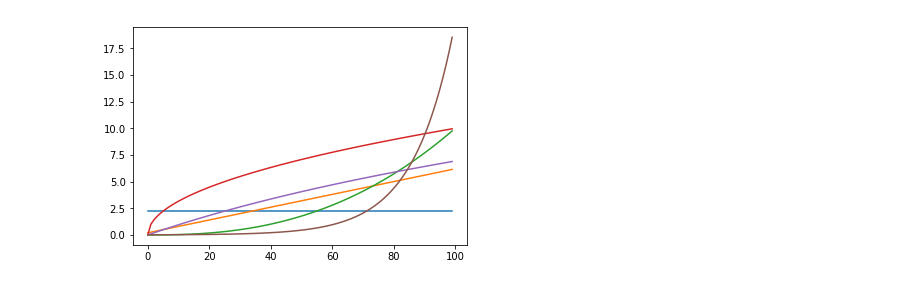
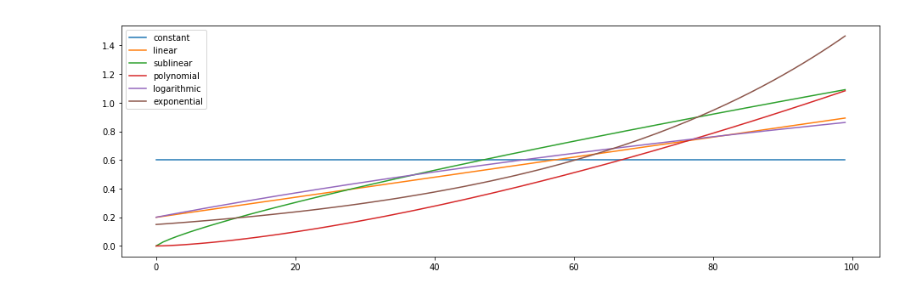
Before and after one commit to njroussel/SimulatedAnnealing, a Jupyter notebook: Schedules.ipynb, the cells around one changed output. Cells and saved outputs as stored; diff of their text form; code cells hidden in the pictures.

```diff
--- a/Schedules.ipynb
+++ b/Schedules.ipynb
@@ -2,16 +2,18 @@
 import mcaa
 import matplotlib.pyplot as plt
 import numpy as np
+# %%
+plt.rcParams["figure.figsize"] = (16, 5)
 # %%
 MUTATION_COUNT = 100
 MUTATION_SCALE = np.linspace(0, 1, MUTATION_COUNT)
 # %%
-constantSchedule = mcaa.constantSchedule(2.2)
-contLinearSchedule = mcaa.continuousLinearSchedule(MUTATION_COUNT, 0.2, 6)
-contPolynomialSchedule1 = mcaa.continuousPolynomialSchedule(MUTATION_COUNT, 10, 2.5)
-contPolynomialSchedule2 = mcaa.continuousPolynomialSchedule(MUTATION_COUNT, 10, 0.5)
-contLogarithmicSchedule = mcaa.continuousLogarithmicSchedule(MUTATION_COUNT, 10, 1)
-contExponentialSchedule = mcaa.continuousExponentialSchedule(MUTATION_COUNT, 0.01, 0.0005)
+constantSchedule = mcaa.constantSchedule(0.6)
+contLinearSchedule = mcaa.continuousLinearSchedule(MUTATION_COUNT, 0.2, 0.7)
+contPolynomialSchedule1 = mcaa.continuousPolynomialSchedule(MUTATION_COUNT, 1.1, 0.8)
+contPolynomialSchedule2 = mcaa.continuousPolynomialSchedule(MUTATION_COUNT, 1.1, 1.5)
+contLogarithmicSchedule = mcaa.continuousLogarithmicSchedule(MUTATION_COUNT, 1.1, 1.2)
+contExponentialSchedule = mcaa.continuousExponentialSchedule(MUTATION_COUNT, 0.15, 0.1)
 # %%
 constantScheduleValues = [constantSchedule.computeNextTemp() for i in MUTATION_SCALE]
 contLinearScheduleValues = [contLinearSchedule.computeNextTemp() for i in MUTATION_SCALE]
@@ -20,12 +22,13 @@ contPolynomialScheduleValues2 = [contPolynomialSchedule2.computeNextTemp() for i
 contLogarithmicScheduleValues = [contLogarithmicSchedule.computeNextTemp() for i in MUTATION_SCALE]
 contExponentialScheduleValues = [contExponentialSchedule.computeNextTemp() for i in MUTATION_SCALE]
 # %%
-plt.plot(constantScheduleValues)
-plt.plot(contLinearScheduleValues)
-plt.plot(contPolynomialScheduleValues1)
-plt.plot(contPolynomialScheduleValues2)
-plt.plot(contLogarithmicScheduleValues)
-plt.plot(contExponentialScheduleValues)
+plt.plot(constantScheduleValues, label='constant')
+plt.plot(contLinearScheduleValues, label='linear')
+plt.plot(contPolynomialScheduleValues1, label='sublinear')
+plt.plot(contPolynomialScheduleValues2, label='polynomial')
+plt.plot(contLogarithmicScheduleValues, label='logarithmic')
+plt.plot(contExponentialScheduleValues, label='exponential')
+plt.legend(loc='best')
 plt.show()
 # %% [output]
-[figure, old version]
+[figure, new version]
```
Also changed, not shown: 16 other files.
